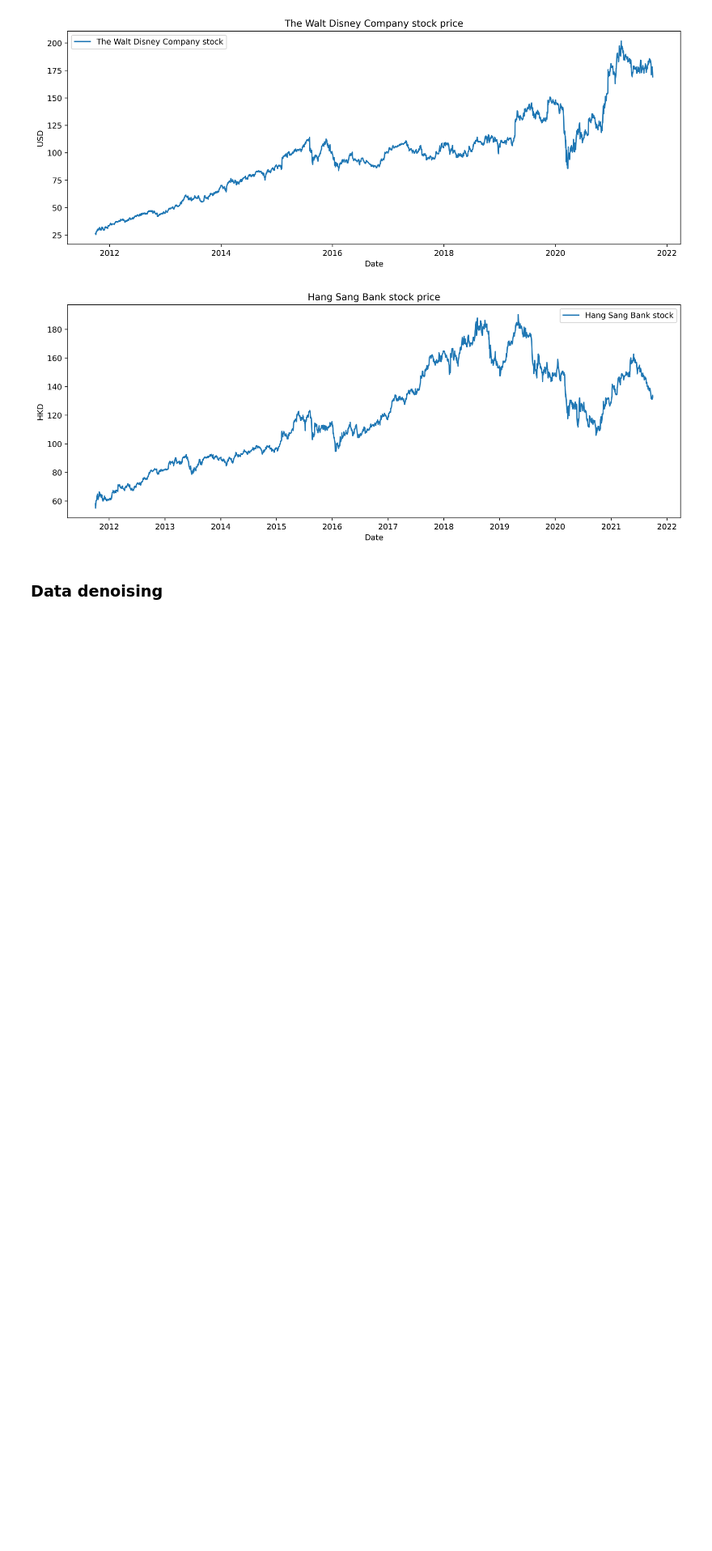
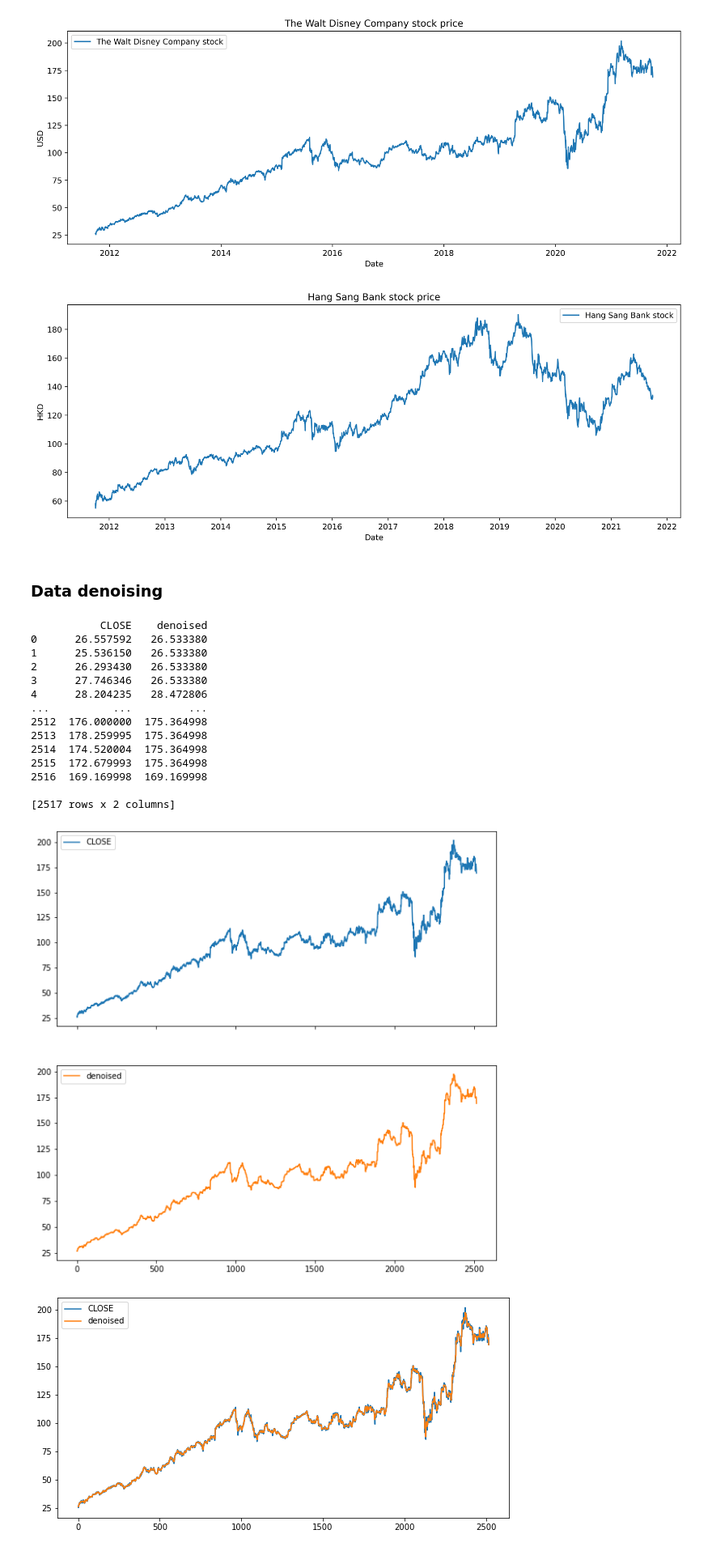
Before and after one commit to wilsonvolker/comparative-study-bgru-gan-model, a Jupyter notebook: 2. Data Processing.ipynb, the cells around one changed output. Shown at 81% size. Drawn from its saved outputs; the diff is of its cells as text; code cells hidden in the pictures; blank space fills up the shorter version.

Commit message:
added code for testing the wavelet denoise

```diff
--- a/2. Data Processing.ipynb
+++ b/2. Data Processing.ipynb
@@ -97,0 +178,22 @@ plt.show()
+# %%
+test2 = copy.deepcopy(DIS["Close"].to_numpy())
+# coeffs1 = pywt.wavedec(test2, 'haar', level=4)
+# test2 = pywt.waverec(coeffs1, 'haar')
+coeff_test = wavelet_denoise(test2, plot=True)
+# %% [output]
+           CLOSE    denoised
+0      26.557592   26.533380
+1      25.536150   26.533380
+2      26.293430   26.533380
+3      27.746346   26.533380
+4      28.204235   28.472806
+...          ...         ...
+2512  176.000000  175.364998
+2513  178.259995  175.364998
+2514  174.520004  175.364998
+2515  172.679993  175.364998
+2516  169.169998  169.169998
+
+[2517 rows x 2 columns]
+[figure, added]
+[figure, added]
```
Also changed, not shown: parts of 9 cells of this notebook.
